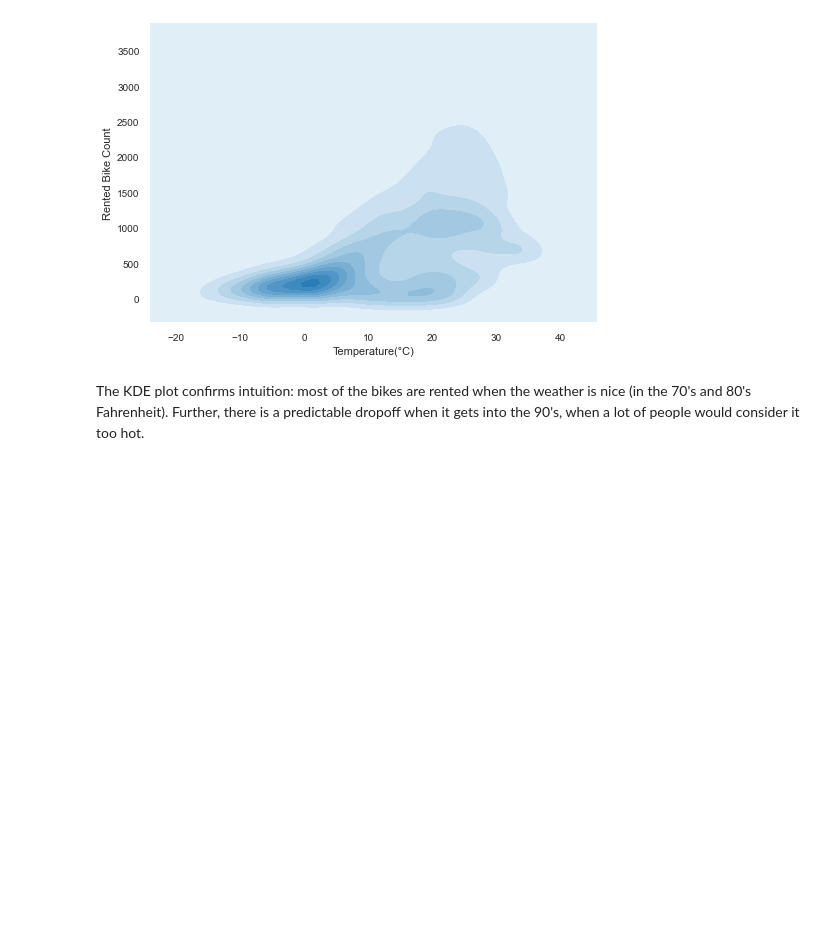
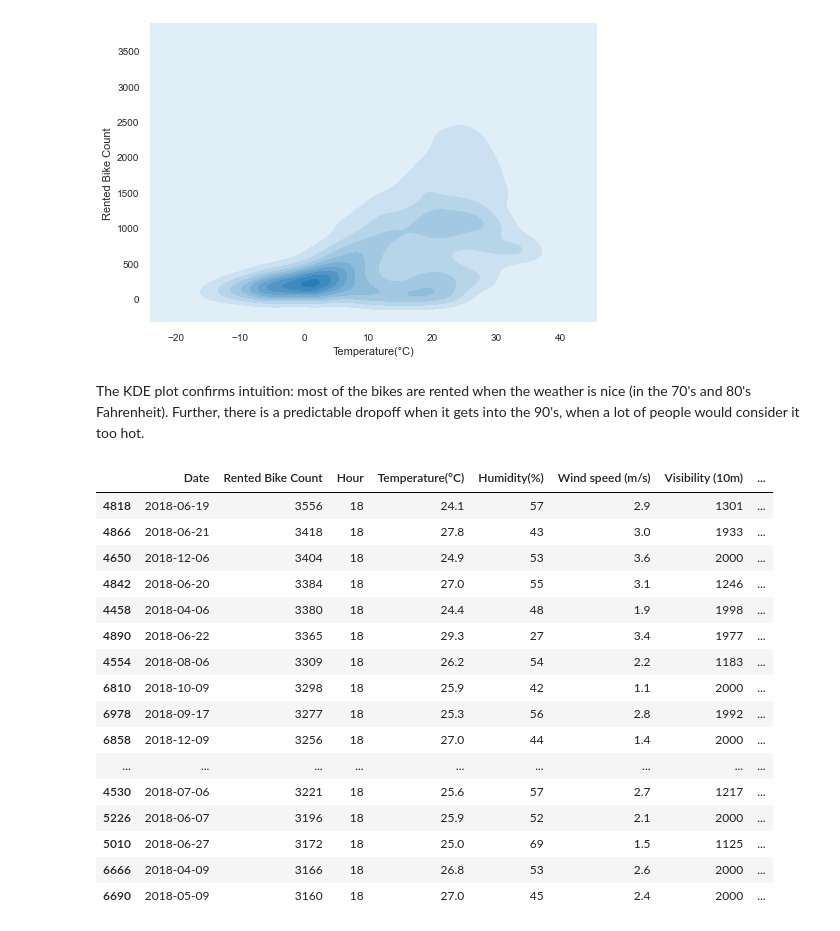
Before and after one commit to tahentx/bikeshare, a Jupyter notebook: bikeshare_eda.ipynb, the cells around one changed output. Drawn from its saved outputs; the diff is of its cells as text; code cells hidden in the pictures; blank space fills up the shorter version.

```diff
--- a/bikeshare_eda.ipynb
+++ b/bikeshare_eda.ipynb
@@ -60,3 +65,23 @@ sns.kdeplot(data=df['Temperature(°C)'], data2=df['Rented Bike Count'], shade=Tr
 The KDE plot confirms intuition: most of the bikes are rented when the weather is nice (in the 70's and 80's Fahrenheit). Further, there is a predictable dropoff when it gets into the 90's, when a lot of people would consider it too hot.
 # %%
 df.to_pickle('./bikeshare.pkl')
+# %%
+df.nlargest(20, 'Rented Bike Count')
+# %% [output]
+|  | Date | Rented Bike Count | Hour | Temperature(°C) | Humidity(%) | Wind speed (m/s) | Visibility (10m) | ... |
+| 4818 | 2018-06-19 | 3556 | 18 | 24.1 | 57 | 2.9 | 1301 | ... |
+| 4866 | 2018-06-21 | 3418 | 18 | 27.8 | 43 | 3.0 | 1933 | ... |
+| 4650 | 2018-12-06 | 3404 | 18 | 24.9 | 53 | 3.6 | 2000 | ... |
+| 4842 | 2018-06-20 | 3384 | 18 | 27.0 | 55 | 3.1 | 1246 | ... |
+| 4458 | 2018-04-06 | 3380 | 18 | 24.4 | 48 | 1.9 | 1998 | ... |
+| 4890 | 2018-06-22 | 3365 | 18 | 29.3 | 27 | 3.4 | 1977 | ... |
+| 4554 | 2018-08-06 | 3309 | 18 | 26.2 | 54 | 2.2 | 1183 | ... |
+| 6810 | 2018-10-09 | 3298 | 18 | 25.9 | 42 | 1.1 | 2000 | ... |
+| 6978 | 2018-09-17 | 3277 | 18 | 25.3 | 56 | 2.8 | 1992 | ... |
+| 6858 | 2018-12-09 | 3256 | 18 | 27.0 | 44 | 1.4 | 2000 | ... |
+| ... | ... | ... | ... | ... | ... | ... | ... | ... |
+| 4530 | 2018-07-06 | 3221 | 18 | 25.6 | 57 | 2.7 | 1217 | ... |
+| 5226 | 2018-06-07 | 3196 | 18 | 25.9 | 52 | 2.1 | 2000 | ... |
+| 5010 | 2018-06-27 | 3172 | 18 | 25.0 | 69 | 1.5 | 1125 | ... |
+| 6666 | 2018-04-09 | 3166 | 18 | 26.8 | 53 | 2.6 | 2000 | ... |
+| 6690 | 2018-05-09 | 3160 | 18 | 27.0 | 45 | 2.4 | 2000 | ... |
```
Also changed, not shown: parts of 11 cells of this notebook.
